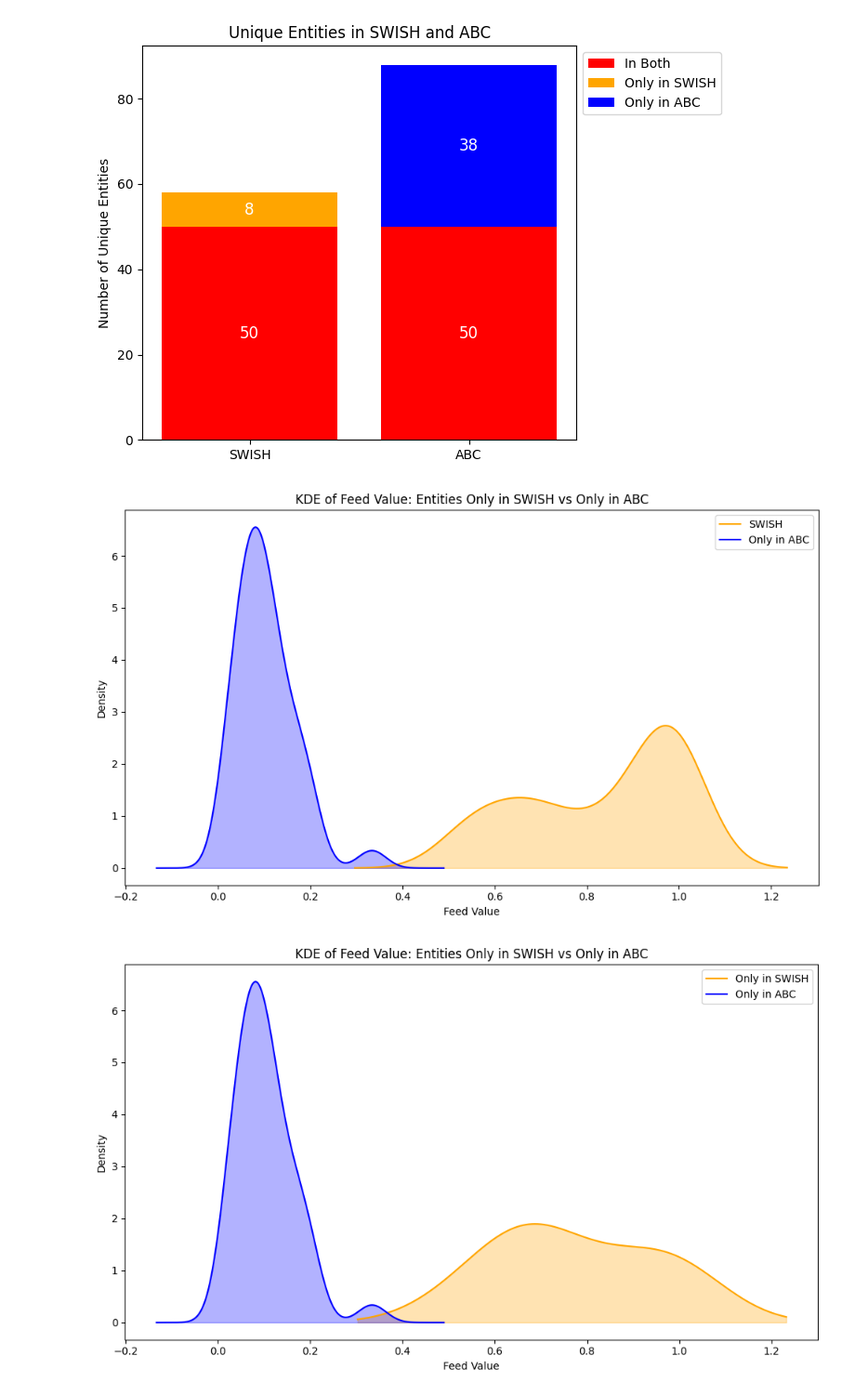
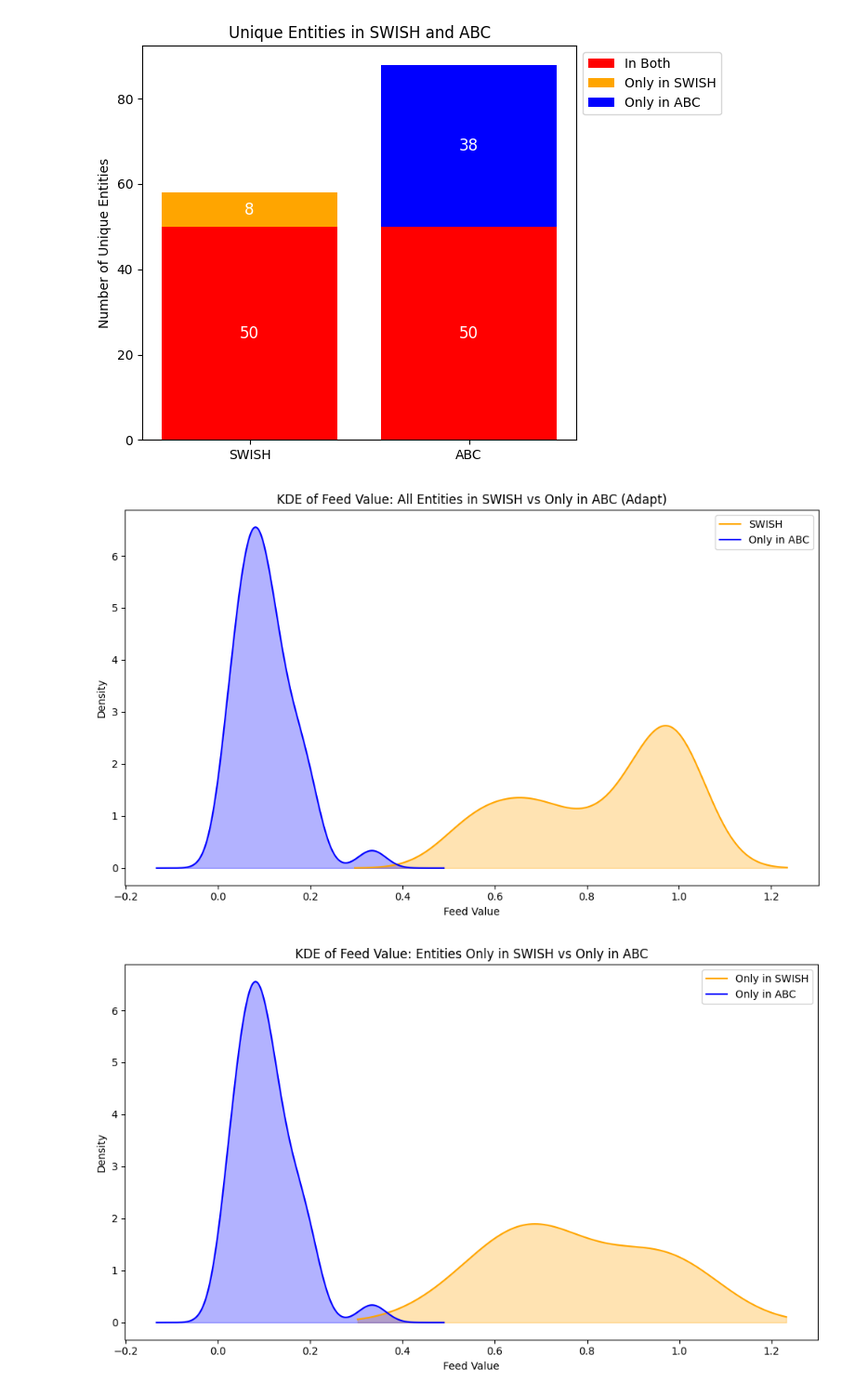
Before and after one commit to maximillian-jacob/DataScience, a Jupyter notebook: main_swish_vs_abc.ipynb, the cells around one changed output. Shown at 93% size. Cells and saved outputs as stored; diff of their text form; code cells hidden in the pictures.

Commit message:
Playing around with different representation of Feed values

```diff
--- a/main_swish_vs_abc.ipynb
+++ b/main_swish_vs_abc.ipynb
@@ -417,28 +506,28 @@ only_abc.to_csv('./output/only_abc_entities.csv', index=False)
 # %%
 plt.figure(figsize=(10, 6))
 
 # KDE plot for only_swish feed values
 if not only_swish.empty:
     kde_swish = swish['feed_value_swish'].plot(kind='kde', label='SWISH', color='orange')
     x_swish = kde_swish.get_lines()[-1].get_xdata()
     y_swish = kde_swish.get_lines()[-1].get_ydata()
     plt.fill_between(x_swish, y_swish, color='orange', alpha=0.3)
 
 # KDE plot for only_abc feed values
 if not only_abc.empty:
     kde_abc = only_abc['feed_value_abc'].plot(kind='kde', label='Only in ABC', color='blue')
     x_abc = kde_abc.get_lines()[-1].get_xdata()
     y_abc = kde_abc.get_lines()[-1].get_ydata()
     plt.fill_between(x_abc, y_abc, color='blue', alpha=0.3)
 
 plt.xlabel('Feed Value')
 plt.ylabel('Density')
-plt.title('KDE of Feed Value: Entities Only in SWISH vs Only in ABC')
+plt.title('KDE of Feed Value: All Entities in SWISH vs Only in ABC (Adapt)')
 plt.legend()
 plt.tight_layout()
 plt.show()
 # %% [output]
-[figure, old version]
+[figure, new version]
 # %%
 plt.figure(figsize=(10, 6))
 
```
Also changed, not shown: parts of 28 cells of this notebook.
